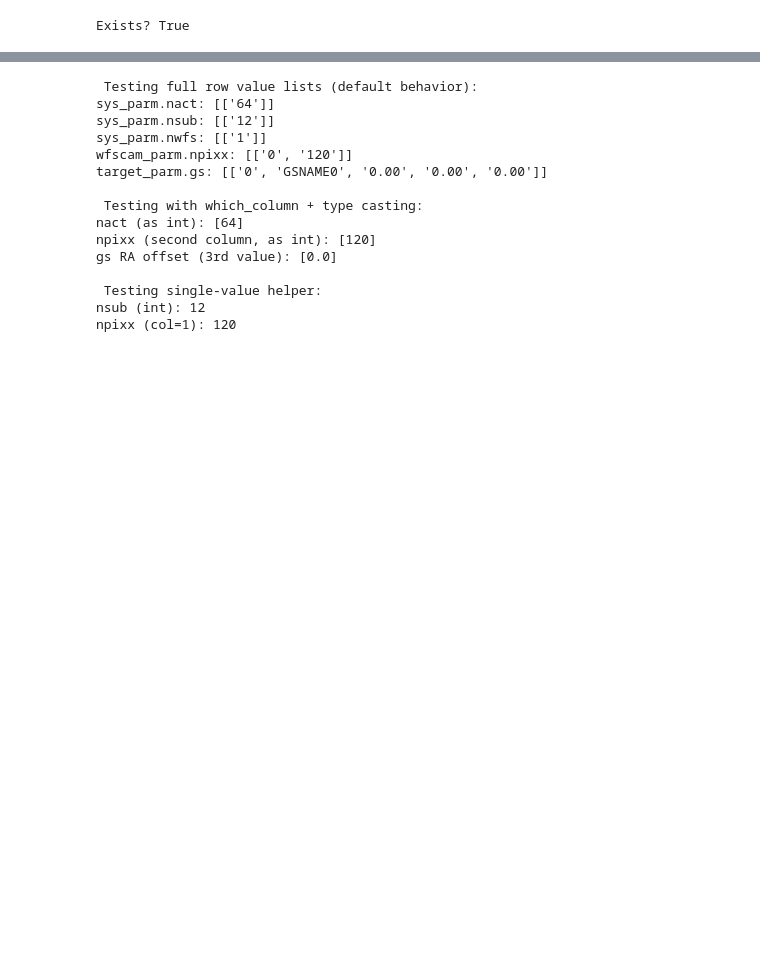
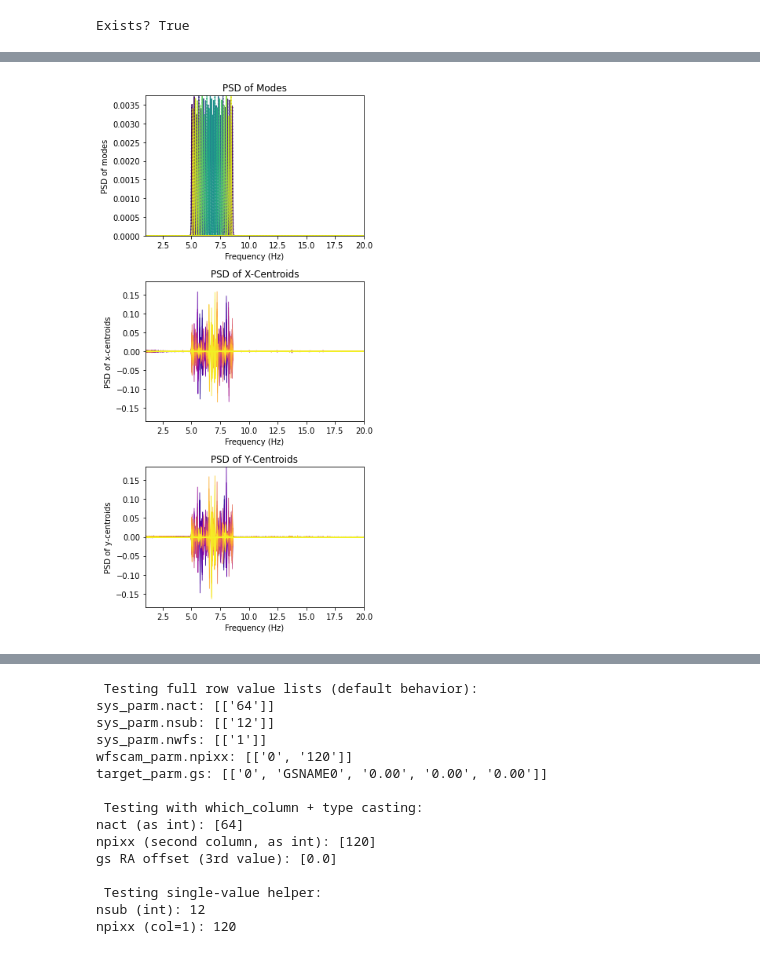
Before and after one commit to bpeck114/cacofoni, a Jupyter notebook: cacofoni/notebooks/test.ipynb, the cells around one changed output, grey strips where cells are left out. Drawn from its saved outputs; the diff is of its cells as text; code cells hidden in the pictures; blank space fills up the shorter version.

```diff
--- a/cacofoni/notebooks/test.ipynb
+++ b/cacofoni/notebooks/test.ipynb
@@ -35,0 +49,63 @@ NameError: name 'cb' is not defined
+# %%
+import numpy as np
+import matplotlib.pyplot as plt
+
+config = CacofoniConfig
+nmodes = 36
+
+plt.figure(figsize=(5, 10))
+
+plt.subplot(3, 1, 1)
+
+xrange = [max(config.minimum_frequency - 10, 1), config.maximum_frequency + 10]
+yrange = [np.min(psdmod), np.max(psdmod[:, 5:])]
+
+plt.plot(freq, psdmod[0, :], label='Mode 0', linewidth=1)
+
+for i in range(nmodes):
+    color = plt.cm.viridis(i / nmodes)
+    plt.plot(freq, psdmod[i, :], color=color, linewidth=1)
+    plt.plot(freq, filter1[:, i] * psdmod[i, :], color=color, linestyle='dotted')
+
+plt.xlabel('Frequency (Hz)')
+plt.ylabel('PSD of modes')
+plt.xlim(xrange)
+plt.ylim(yrange)
+plt.title('PSD of Modes')
+
+# ---- Panel 2: PSD of X Centroids ----
+plt.subplot(3, 1, 2)
+
+yrange = [-np.max(np.abs(psdmes[:, 5:])), np.max(np.abs(psdmes[:, 5:]))]
+
+plt.plot(freq, psdmes[16, :], linewidth=1)
+
+for i in range(144):
+    color = plt.cm.plasma(i / 144)
+    plt.plot(freq, psdmes[i, :], color=color, linewidth=0.8)
+
+plt.xlabel('Frequency (Hz)')
+plt.ylabel('PSD of x-centroids')
+plt.xlim(xrange)
+plt.ylim(yrange)
+plt.title('PSD of X-Centroids')
+
+# ---- Panel 3: PSD of Y Centroids ----
+plt.subplot(3, 1, 3)
+
+plt.plot(freq, psdmes[160, :], linewidth=1)
+
+for i in range(144):
+    color = plt.cm.plasma(i / 144)
+    plt.plot(freq, psdmes[i + 144, :], color=color, linewidth=0.8)
+
+plt.xlabel('Frequency (Hz)')
+plt.ylabel('PSD of y-centroids')
+plt.xlim(xrange)
+plt.ylim(yrange)
+plt.title('PSD of Y-Centroids')
+
+plt.tight_layout()
+plt.show()
+# %% [output]
+[figure, added]
```
Also changed, not shown: parts of 4 cells of this notebook, 4 other files.
